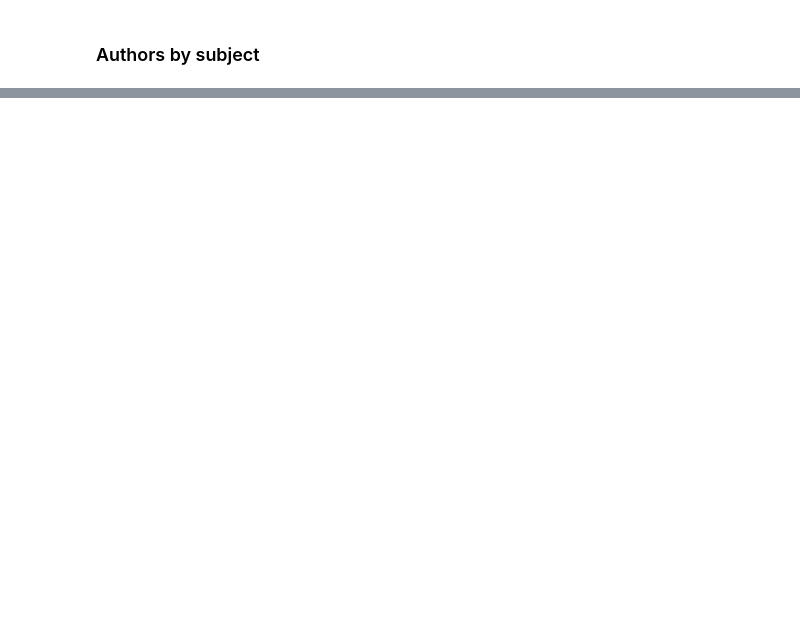
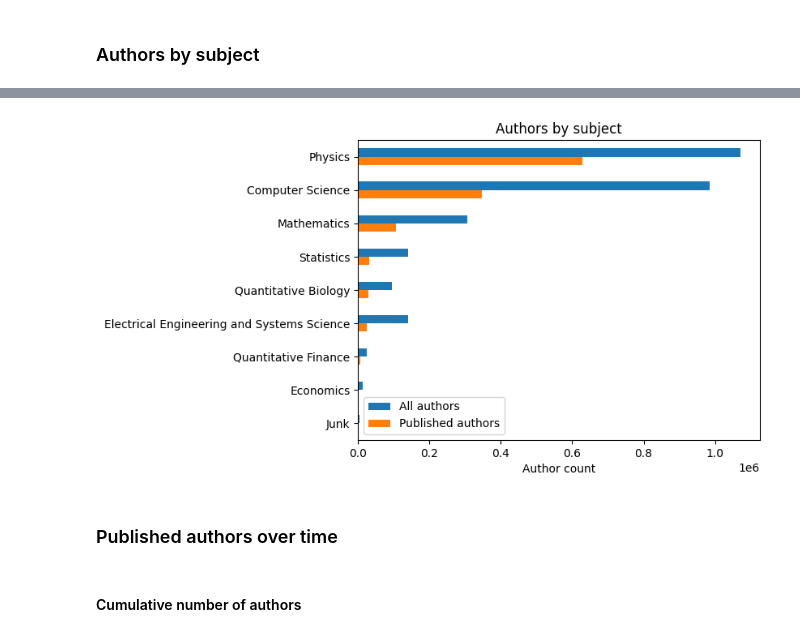
Before and after one commit to aot29/arxiv_exploratory, a Jupyter notebook: 02_authors_EDA.ipynb, the cells around one changed output, grey strips where cells are left out. Saved outputs shown, nothing was run; the diff lists cells and outputs as text; code cells hidden in the pictures; blank space fills up the shorter version.

```diff
--- a/02_authors_EDA.ipynb
+++ b/02_authors_EDA.ipynb
@@ -68,0 +78,13 @@ counts_df
+# %%
+pp_subject = counts_df.sort_values('Published authors', ascending=False)
+bar_plot = pp_subject.plot.barh()
+bar_plot.set_title('Authors by subject')
+bar_plot.set_xlabel('Author count')
+bar_plot.invert_yaxis()
+plt.show();
+# %% [output]
+[figure, added]
+# %% [markdown]
+### Published authors over time
+# %% [markdown]
+#### Cumulative number of authors
```
Also changed, not shown: parts of 10 cells of this notebook, 1 other file.
